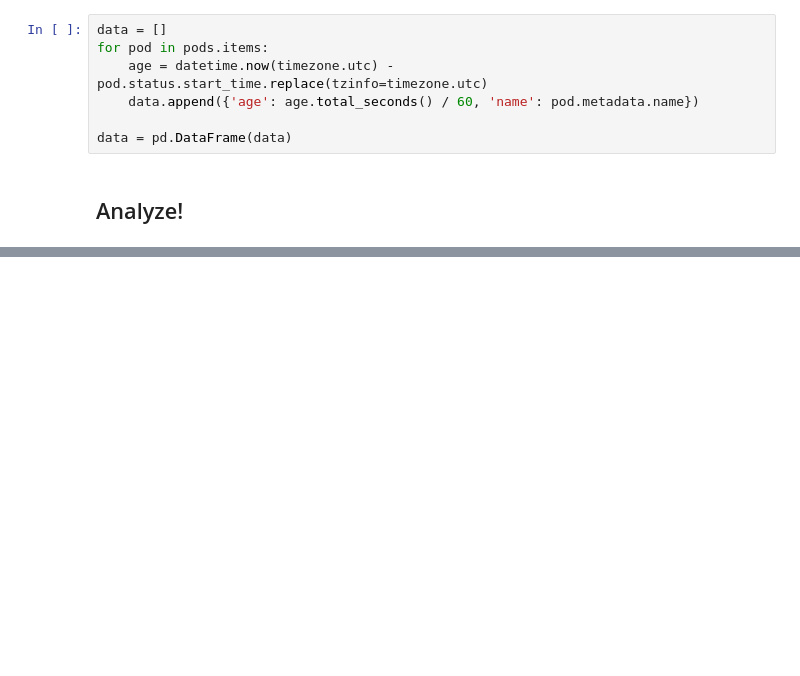
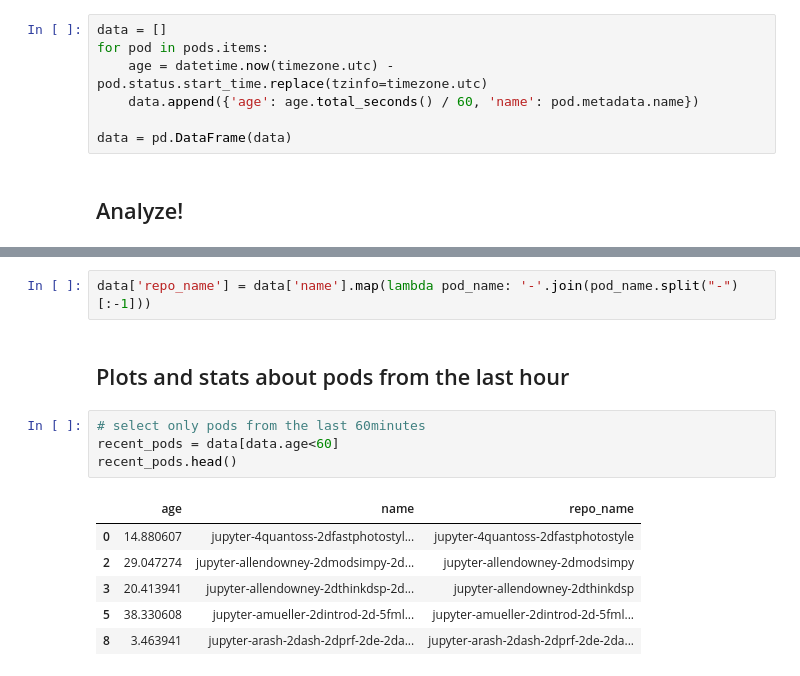
Before and after one commit to jupyterhub/mybinder.org-deploy, a Jupyter notebook: scripts/pod-stats.ipynb, the cells around one changed output, grey strips where cells are left out. Saved outputs shown, nothing was run; the diff lists cells and outputs as text; blank space fills up the shorter version.

```diff
--- a/scripts/pod-stats.ipynb
+++ b/scripts/pod-stats.ipynb
@@ -37,0 +42,15 @@ ax.set(xlim=[0, None], title=QUERY, xlabel='Pod Age');
+# %%
+data['repo_name'] = data['name'].map(lambda pod_name: '-'.join(pod_name.split("-")[:-1]))
+# %% [markdown]
+## Plots and stats about pods from the last hour
+# %%
+# select only pods from the last 60minutes
+recent_pods = data[data.age<60]
+recent_pods.head()
+# %% [output]
+|  | age | name | repo_name |
+| 0 | 14.880607 | jupyter-4quantoss-2dfastphotostyl... | jupyter-4quantoss-2dfastphotostyle |
+| 2 | 29.047274 | jupyter-allendowney-2dmodsimpy-2d... | jupyter-allendowney-2dmodsimpy |
+| 3 | 20.413941 | jupyter-allendowney-2dthinkdsp-2d... | jupyter-allendowney-2dthinkdsp |
+| 5 | 38.330608 | jupyter-amueller-2dintrod-2d-5fml... | jupyter-amueller-2dintrod-2d-5fml... |
+| 8 | 3.463941 | jupyter-arash-2dash-2dprf-2de-2da... | jupyter-arash-2dash-2dprf-2de-2da... |
```
Also changed, not shown: parts of 5 cells of this notebook.
